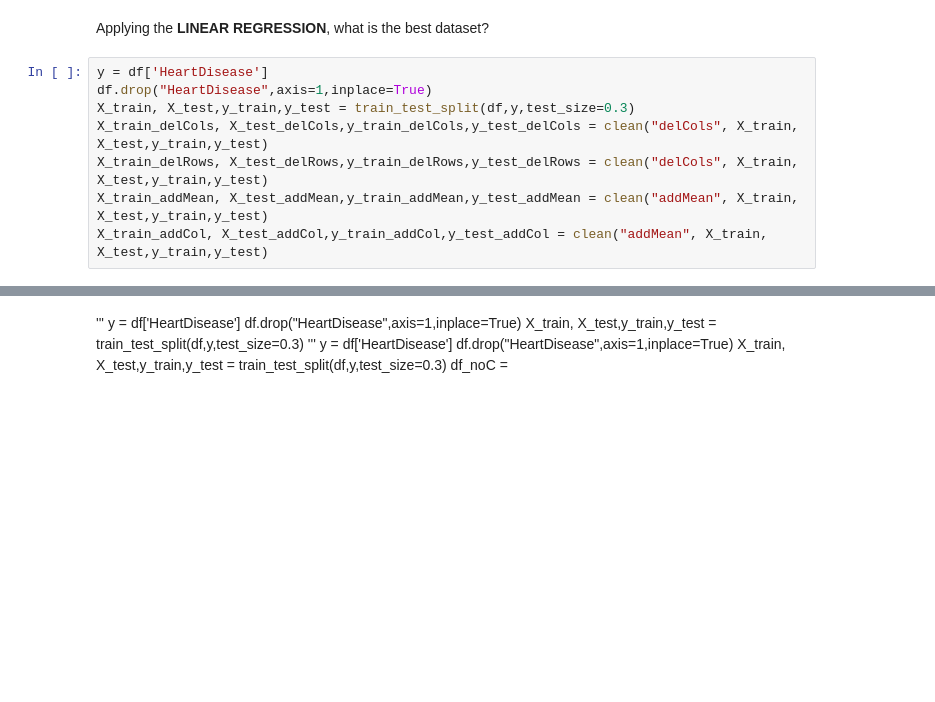
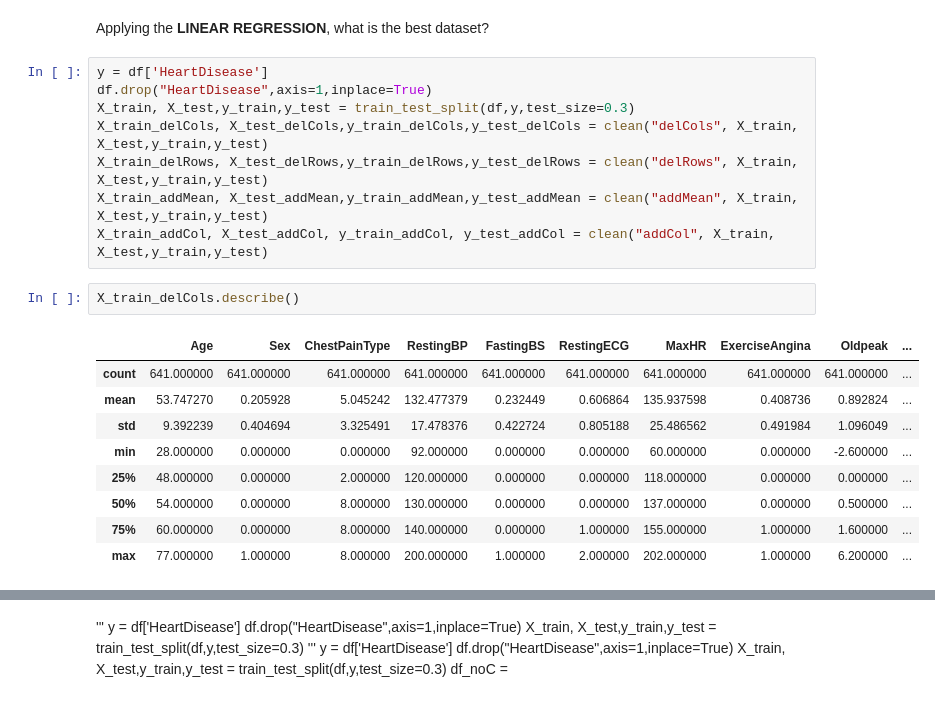
Before and after one commit to MichaelPlug/FDS_Project_HFD, a Jupyter notebook: Project_notebook.ipynb, the cells around one changed output, grey strips where cells are left out. Cells and saved outputs as stored; diff of their text form; blank space fills up the shorter version.

```diff
--- a/Project_notebook.ipynb
+++ b/Project_notebook.ipynb
@@ -609,6 +608,18 @@ y = df['HeartDisease']
 df.drop("HeartDisease",axis=1,inplace=True)
 X_train, X_test,y_train,y_test = train_test_split(df,y,test_size=0.3)
 X_train_delCols, X_test_delCols,y_train_delCols,y_test_delCols = clean("delCols", X_train, X_test,y_train,y_test)
-X_train_delRows, X_test_delRows,y_train_delRows,y_test_delRows = clean("delCols", X_train, X_test,y_train,y_test)
+X_train_delRows, X_test_delRows,y_train_delRows,y_test_delRows = clean("delRows", X_train, X_test,y_train,y_test)
 X_train_addMean, X_test_addMean,y_train_addMean,y_test_addMean = clean("addMean", X_train, X_test,y_train,y_test)
-X_train_addCol, X_test_addCol,y_train_addCol,y_test_addCol = clean("addMean", X_train, X_test,y_train,y_test)
+X_train_addCol, X_test_addCol, y_train_addCol, y_test_addCol = clean("addCol", X_train, X_test,y_train,y_test)
+# %%
+X_train_delCols.describe()
+# %% [output]
+|  | Age | Sex | ChestPainType | RestingBP | FastingBS | RestingECG | MaxHR | ExerciseAngina | Oldpeak | ... |
+| count | 641.000000 | 641.000000 | 641.000000 | 641.000000 | 641.000000 | 641.000000 | 641.000000 | 641.000000 | 641.000000 | ... |
+| mean | 53.747270 | 0.205928 | 5.045242 | 132.477379 | 0.232449 | 0.606864 | 135.937598 | 0.408736 | 0.892824 | ... |
+| std | 9.392239 | 0.404694 | 3.325491 | 17.478376 | 0.422724 | 0.805188 | 25.486562 | 0.491984 | 1.096049 | ... |
+| min | 28.000000 | 0.000000 | 0.000000 | 92.000000 | 0.000000 | 0.000000 | 60.000000 | 0.000000 | -2.600000 | ... |
+| 25% | 48.000000 | 0.000000 | 2.000000 | 120.000000 | 0.000000 | 0.000000 | 118.000000 | 0.000000 | 0.000000 | ... |
+| 50% | 54.000000 | 0.000000 | 8.000000 | 130.000000 | 0.000000 | 0.000000 | 137.000000 | 0.000000 | 0.500000 | ... |
+| 75% | 60.000000 | 0.000000 | 8.000000 | 140.000000 | 0.000000 | 1.000000 | 155.000000 | 1.000000 | 1.600000 | ... |
+| max | 77.000000 | 1.000000 | 8.000000 | 200.000000 | 1.000000 | 2.000000 | 202.000000 | 1.000000 | 6.200000 | ... |
```
Also changed, not shown: parts of 9 cells of this notebook.
